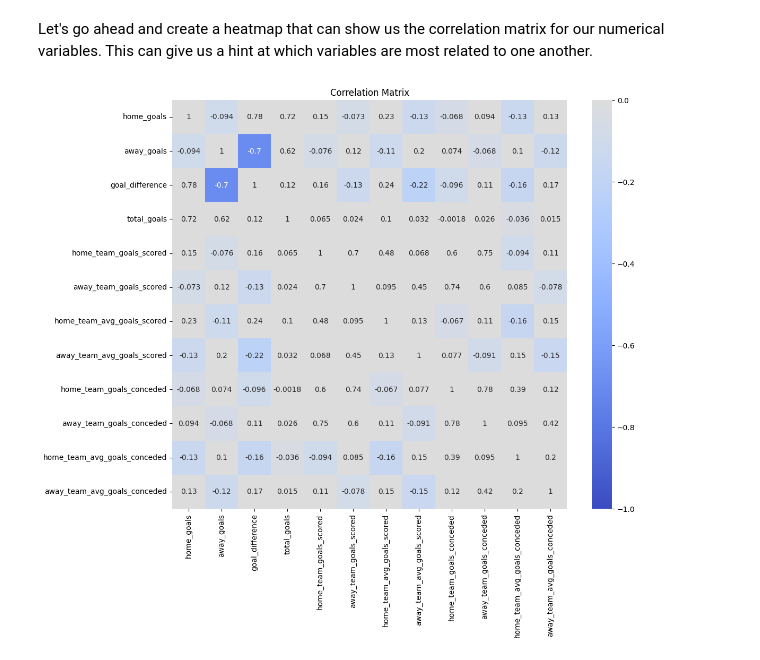
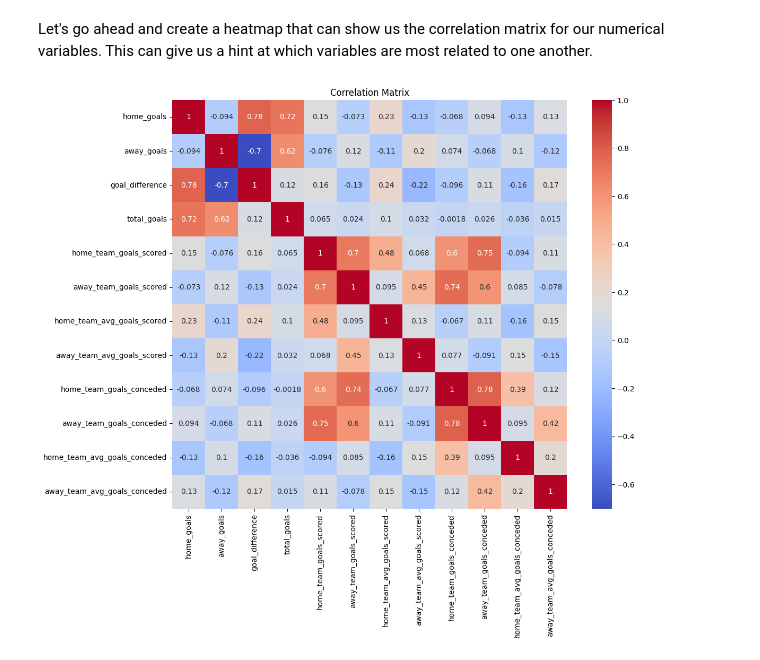
Before and after one commit to AlexHunter89/Premier-League-Data-Analysis, a Jupyter notebook: prem_league_analysis_notebook.ipynb, the cells around one changed output. Drawn from its saved outputs; the diff is of its cells as text; code cells hidden in the pictures.

```diff
--- a/prem_league_analysis_notebook.ipynb
+++ b/prem_league_analysis_notebook.ipynb
@@ -393,11 +393,11 @@ Let's go ahead and create a heatmap that can show us the correlation matrix for
 # %%
 correlation_matrix = results_df[['home_goals', 'away_goals', 'goal_difference', 'total_goals', 'home_team_goals_scored',
                                  'away_team_goals_scored', 'home_team_avg_goals_scored', 'away_team_avg_goals_scored',
                                  'home_team_goals_conceded', 'away_team_goals_conceded', 'home_team_avg_goals_conceded', 'away_team_avg_goals_conceded']].corr()
 
 plt.figure(figsize=(12, 10))
-sns.heatmap(correlation_matrix, annot=True, cmap='coolwarm', vmin=-1, vmax=0, center=0)
+sns.heatmap(correlation_matrix, annot=True, cmap='coolwarm')
 plt.title("Correlation Matrix")
 plt.show()
 # %% [output]
-[figure, old version]
+[figure, new version]
```
